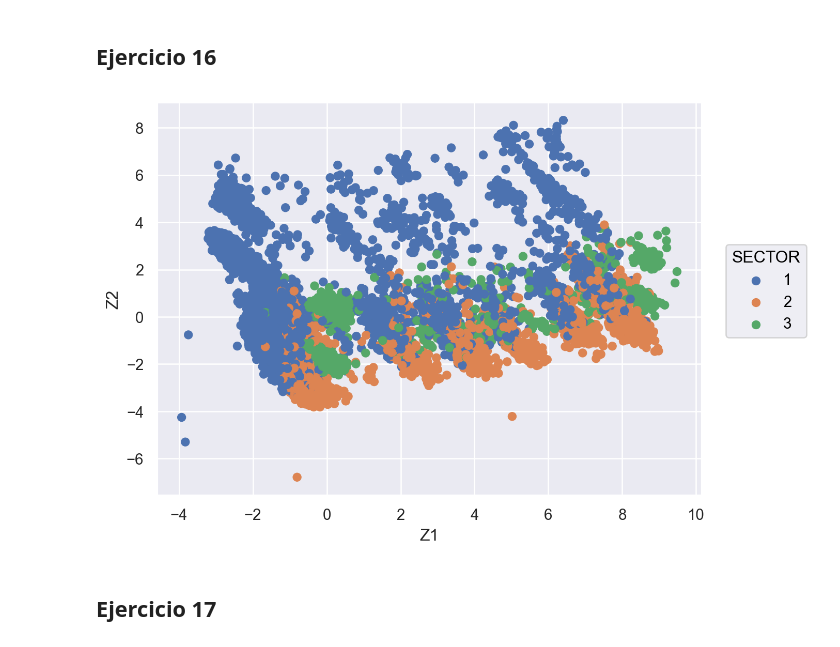
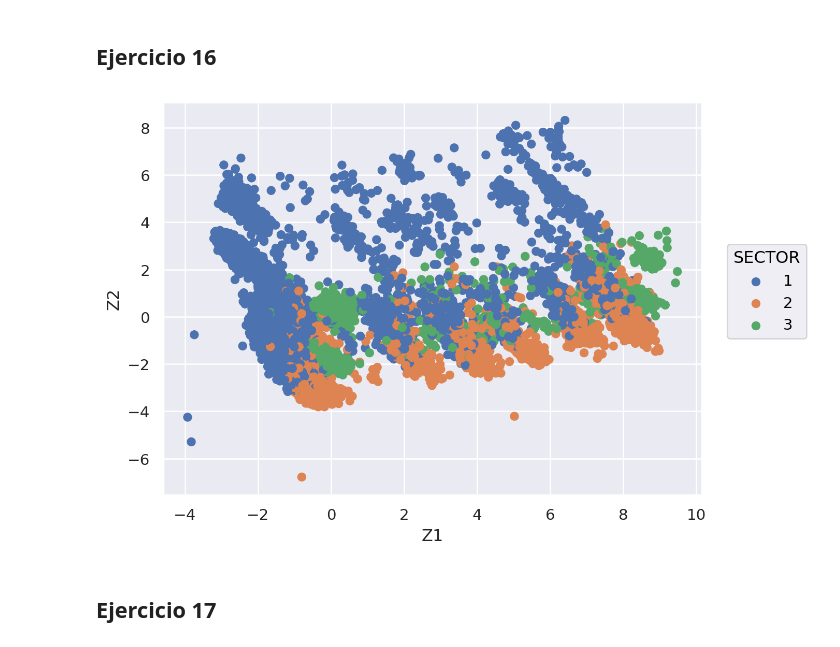
Before and after one commit to leonelifernandez12/labo_datos, a Jupyter notebook: tp_2.ipynb, the cells around one changed output. Cells and saved outputs as stored; diff of their text form; code cells hidden in the pictures.

```diff
--- a/tp_2.ipynb
+++ b/tp_2.ipynb
@@ -173,12 +175,12 @@ df_datos.head()
 5 rows × 46 columns
 # %%
 columnas_a_convertir_a_dummy = [
-    "ESTADO", "REGION",  "MAS_500", "CAT_OCUP", "CAT_INAC",
-    "PP02B",  "PP02C1",  "PP02C2",  "PP02C3",   "PP02C4",
-    "PP02C5", "PP02C6",  "PP02C7",  "PP02C8",   "PP02D",
-    "PP02F",  "PP02G",   "PP02H",   "PP02I",    "PP03C",
-              "PP03G",   "PP03H",   "PP03I",    "PP03J",
-    "PP03K",  "INTENSI", "PP04A",   "PP04A1",   "PP04G",
+    "ESTADO",  "REGION",  "MAS_500", "CAT_OCUP", "CAT_INAC",
+    "PP02B",   "PP02C1",  "PP02C2",  "PP02C3",   "PP02C4",
+    "PP02C5",  "PP02C6",  "PP02C7",  "PP02C8",   "PP02D",
+    "PP02F",   "PP02G",   "PP02H",   "PP02I",    "PP03C",
+    "PP03G",   "PP03H",   "PP03I",   "PP03J",    "PP03K",
+    "INTENSI", "PP04A",   "PP04A1",  "PP04G",
 ]
 
 descripcion_columnas = {
@@ -348,6 +350,7 @@ descripcion_columnas = {
     "PP04G_12": "Lugar de trabajo: Vivienda exclusiva",
     "PP04G_13": "Lugar de trabajo: Chacra o finca",
 
+    "SECTOR": "Sector",
     "SECTOR_0": "Sector: No aplica",
     "SECTOR_1": "Sector: Formal",
     "SECTOR_2": "Sector: Informal",
@@ -728,32 +705,32 @@ Name: P47T, dtype: float64
 # %% [markdown]
 ## Ejercicio 16
 # %%
-columnas_no_continuas = ["SECTOR", *columnas_a_convertir_a_dummy]
-columnas_continuas    = df_clasificacion.columns.difference(columnas_no_continuas)
-
-scaler = StandardScaler()
-df_clasificacion[columnas_continuas] = scaler.fit_transform(df_clasificacion[columnas_continuas])
-
 X = df_clasificacion.drop(columns=["SECTOR"])
 y = df_clasificacion["SECTOR"]
 
-pca = PCA(n_components=2)
-componentes_principales = pca.fit_transform(X)
+scaler = StandardScaler().set_output(transform="pandas")
+columnas_continuas = X.columns.difference(columnas_a_convertir_a_dummy)
+
+X_escalado = X.copy()
+X_escalado[columnas_continuas] = scaler.fit_transform(X_escalado[columnas_continuas])
+
+pca = PCA(n_components=2, random_state=random_state)
+componentes_principales = pca.fit_transform(X_escalado)
 
 df_pca = pd.DataFrame(
     data=componentes_principales,
     columns=["Z1", "Z2"]
 )
 
 df_pca["SECTOR"] = y.astype(str).values
 
 (
     so.Plot(df_pca, x="Z1", y="Z2", color="SECTOR")
     .add(so.Dot())
     .scale(color=so.Nominal(order=np.unique(df_pca["SECTOR"]).tolist()))
 )
 # %% [output]
-[figure, old version]
+[figure, new version]
 # %% [markdown]
 ## Ejercicio 17
 # %% [markdown]
```
Also changed, not shown: parts of 36 cells of this notebook.
